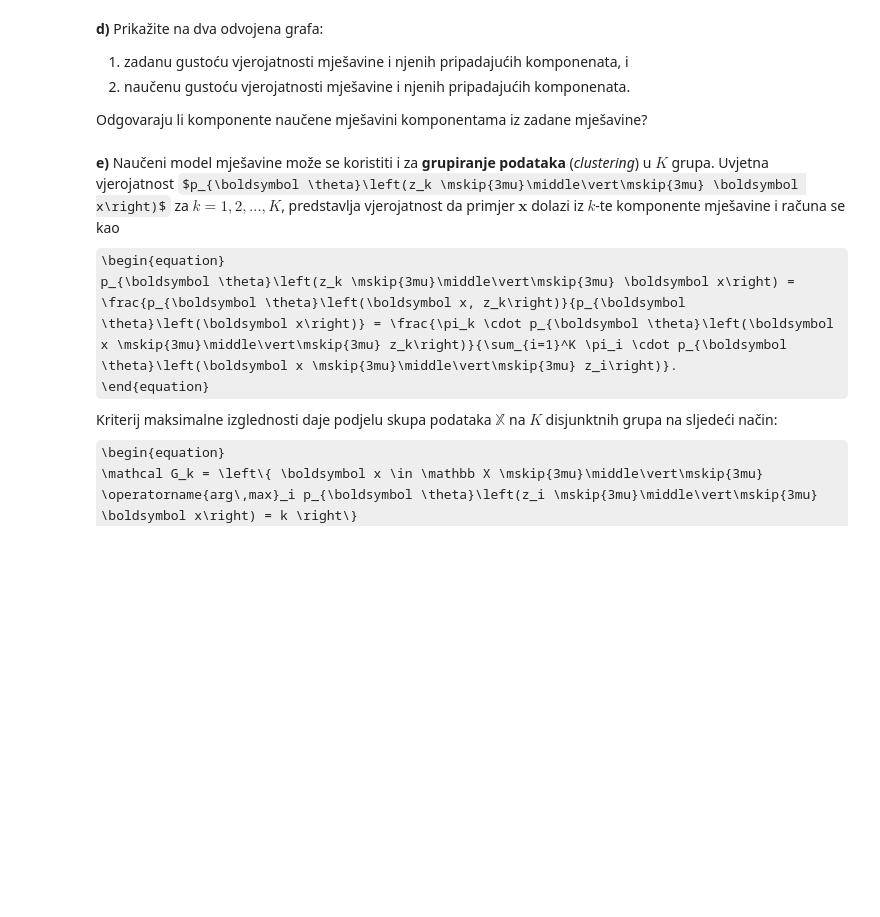
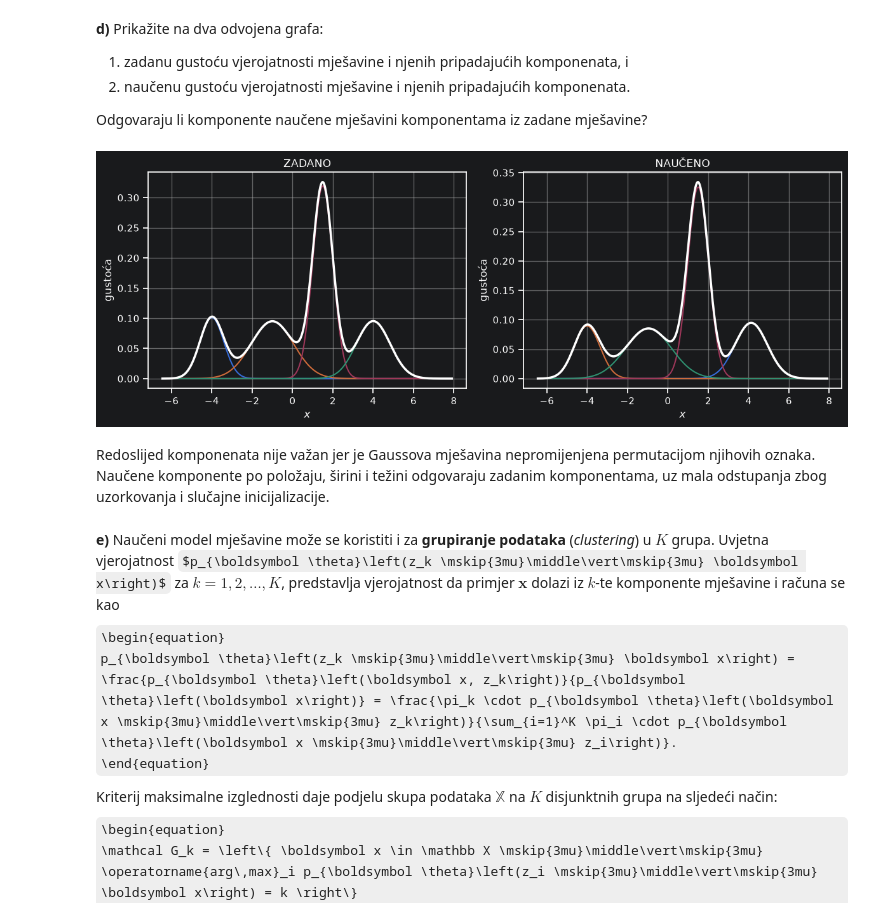
Before and after one commit to fran-galic/deep-generative-learning, a Jupyter notebook: lab1/lab_1.ipynb, the cells around one changed output. Saved outputs shown, nothing was run; the diff lists cells and outputs as text; code cells hidden in the pictures; some formulas as TeX source; blank space fills up the shorter version.

```diff
--- a/lab1/lab_1.ipynb
+++ b/lab1/lab_1.ipynb
@@ -206,20 +277,38 @@ with plot_context(show=True, legend=["ZADANO", "NAUČENO", "UZORAK"]):
 
 Odgovaraju li komponente naučene mješavini komponentama iz zadane mješavine?
 # %%
-...
+gm_weights = tf.nn.softmax(gm_model.logpi).numpy()
 
-with plot_context(show=True, figsize=(12, 4.5)):
-    with plot_context(subplot=(1, 2, 1), title="ZADANO"):
+with plot_context(show=True, figsize=(12, 4.5), tight=True):
+    with plot_context(
+        subplot=(1, 2, 1),
+        title="ZADANO",
+        xlabel="$x$",
+        ylabel="gustoća",
+        grid=True,
+    ):
         for k in range(K):
-            plt.plot  # komponente, pomnožene pripadajućim težinama
+            component = gm_dist.pi[k] * gm_dist.p_xz(gm_x, k)
+            plt.plot(gm_x, component, linewidth=1.5)
 
-        plt.plot  # cijela mješavina
+        plt.plot(gm_x, gm_dist.p_x(gm_x), color="white", linewidth=2.5)
 
-    with plot_context(subplot=(1, 2, 2), title="NAUČENO"):
-        for k in range(model.K):
-            plt.plot  # komponente, pomnožene pripadajućim težinama
+    with plot_context(
+        subplot=(1, 2, 2),
+        title="NAUČENO",
+        xlabel="$x$",
+        ylabel="gustoća",
+        grid=True,
+    ):
+        for k in range(gm_model.K):
+            component = gm_weights[k] * gm_model.p_xz(gm_x, k).numpy()
+            plt.plot(gm_x, component, linewidth=1.5)
 
-        plt.plot  # cijela mješavina
+        plt.plot(gm_x, gm_model.p_x(gm_x).numpy(), color="white", linewidth=2.5)
+# %% [output]
+[figure, added]
+# %% [markdown]
+Redoslijed komponenata nije važan jer je Gaussova mješavina nepromijenjena permutacijom njihovih oznaka. Naučene komponente po položaju, širini i težini odgovaraju zadanim komponentama, uz mala odstupanja zbog uzorkovanja i slučajne inicijalizacije.
 # %% [markdown]
 <b>e)</b>
 Naučeni model mješavine može se koristiti i za <b>grupiranje podataka</b> (<i>clustering</i>) u $K$ grupa.
```
Also changed, not shown: parts of 26 cells of this notebook, 5 other files.
